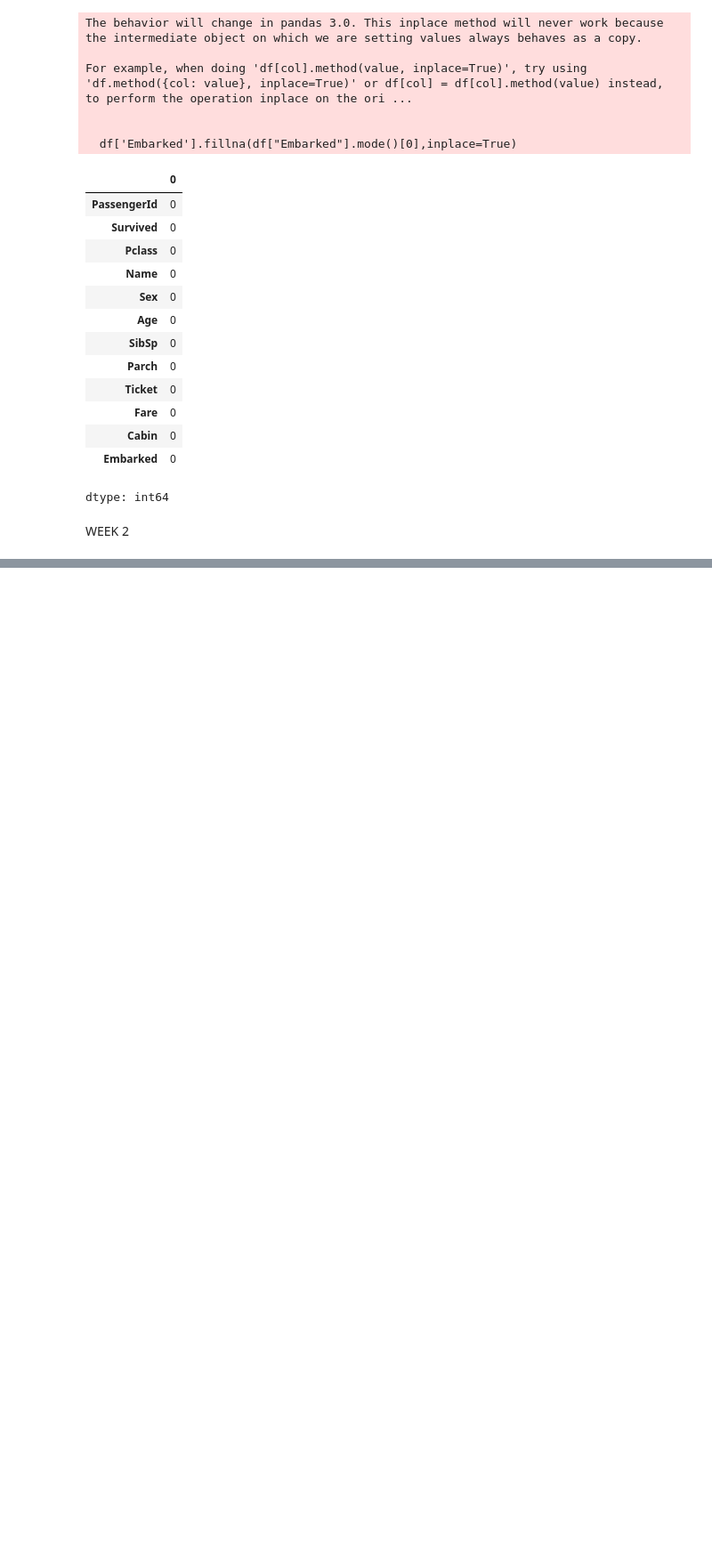
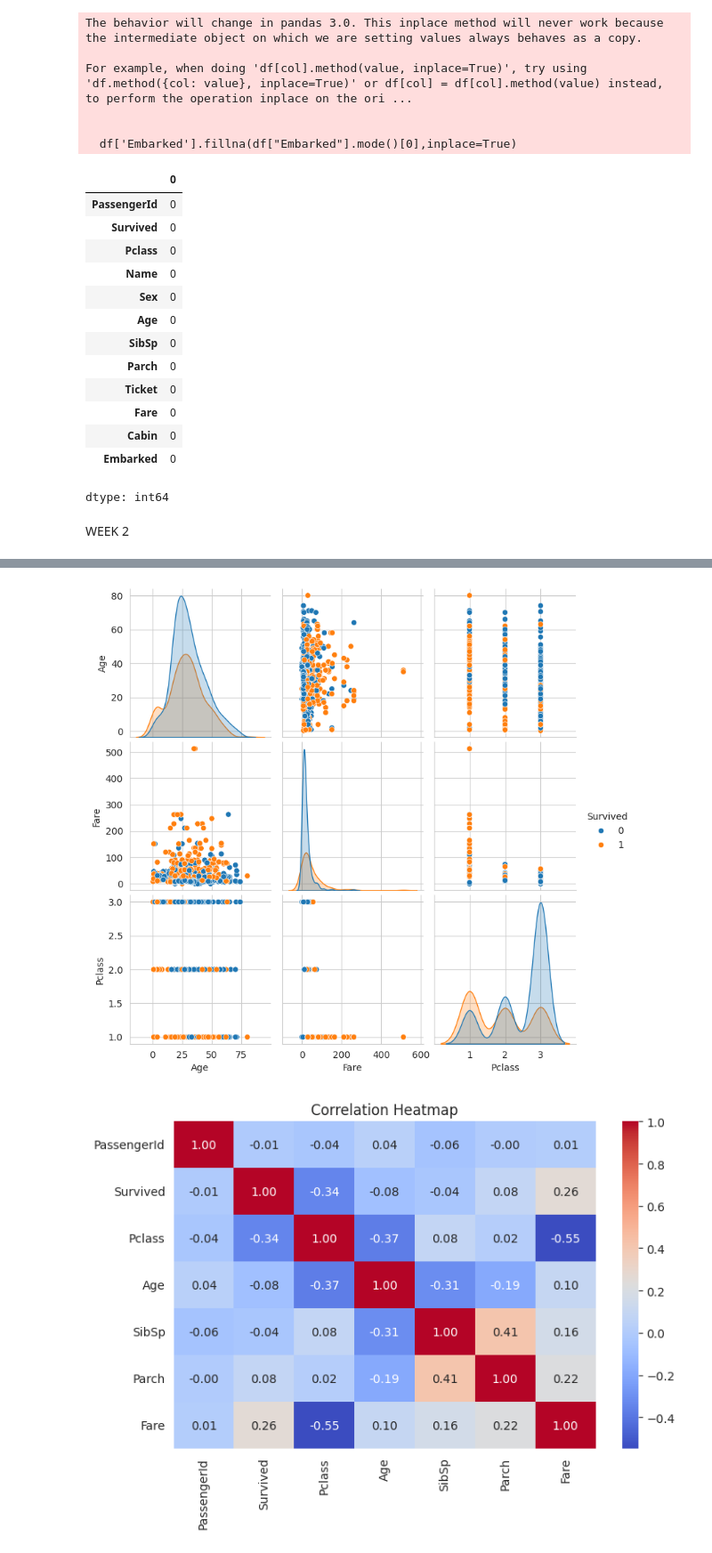
Before and after one commit to Sabir123556/Application-of-Data-mining-lab, a Jupyter notebook: ASSIGN_1(WEEK2).ipynb, the cells around one changed output, grey strips where cells are left out. Shown at 89% size. Saved outputs shown, nothing was run; the diff lists cells and outputs as text; code cells hidden in the pictures; blank space fills up the shorter version.

```diff
--- a/ASSIGN_1(WEEK2).ipynb
+++ b/ASSIGN_1(WEEK2).ipynb
@@ -214,0 +230,15 @@ plt.gca().spines[['top', 'right',]].set_visible(False)
+# %%
+# d. Pair Plot
+sns.pairplot(df[['Age', 'Fare', 'Pclass', 'Survived']].dropna(), hue="Survived")
+plt.show()
+
+# e. Correlation Heatmap
+plt.figure(figsize=(8, 5))
+# Select only numerical features for correlation calculation
+numerical_df = df.select_dtypes(include=['number'])
+sns.heatmap(numerical_df.corr(), annot=True, cmap="coolwarm", fmt=".2f")
+plt.title("Correlation Heatmap")
+plt.show()
+# %% [output]
+[figure, added]
+[figure, added]
```
Also changed, not shown: parts of 8 cells of this notebook.
